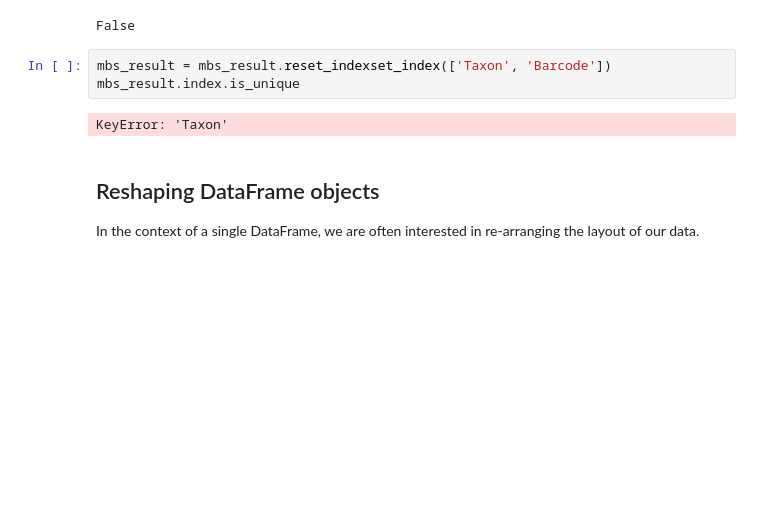
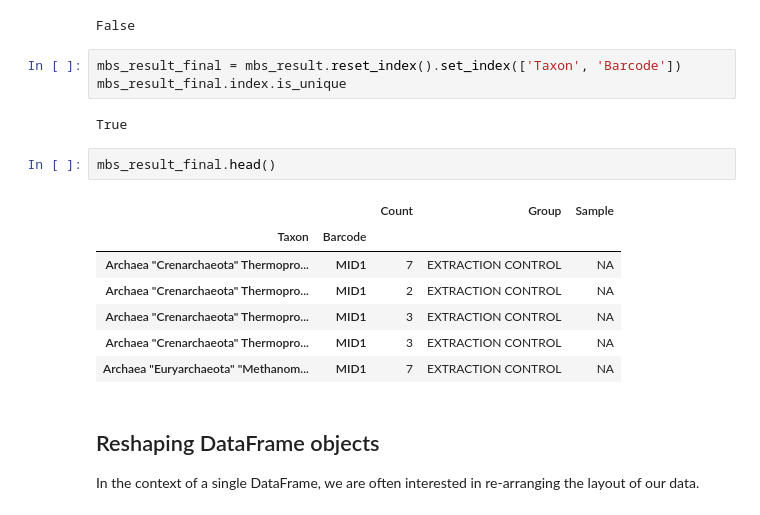
Before and after one commit to romac/ADAHomeworks, a Jupyter notebook: 01 - Pandas and Data Wrangling/Data Wrangling with Pandas.ipynb, the cells around one changed output. Saved outputs shown, nothing was run; the diff lists cells and outputs as text; blank space fills up the shorter version.

```diff
--- a/01 - Pandas and Data Wrangling/Data Wrangling with Pandas.ipynb
+++ b/01 - Pandas and Data Wrangling/Data Wrangling with Pandas.ipynb
@@ -651,10 +651,20 @@ mbs_result.index.is_unique
 # %% [output]
 False
 # %%
-mbs_result = mbs_result.reset_indexset_index(['Taxon', 'Barcode'])
-mbs_result.index.is_unique
+mbs_result_final = mbs_result.reset_index().set_index(['Taxon', 'Barcode'])
+mbs_result_final.index.is_unique
 # %% [output]
-KeyError: 'Taxon'
+True
+# %%
+mbs_result_final.head()
+# %% [output]
+|  |  | Count | Group | Sample |
+| Taxon | Barcode |  |  |  |
+| Archaea "Crenarchaeota" Thermopro... | MID1 | 7 | EXTRACTION CONTROL | NA |
+| Archaea "Crenarchaeota" Thermopro... | MID1 | 2 | EXTRACTION CONTROL | NA |
+| Archaea "Crenarchaeota" Thermopro... | MID1 | 3 | EXTRACTION CONTROL | NA |
+| Archaea "Crenarchaeota" Thermopro... | MID1 | 3 | EXTRACTION CONTROL | NA |
+| Archaea "Euryarchaeota" "Methanom... | MID1 | 7 | EXTRACTION CONTROL | NA |
 # %% [markdown]
 ## Reshaping DataFrame objects
 
```
Also changed, not shown: parts of 68 cells of this notebook.
